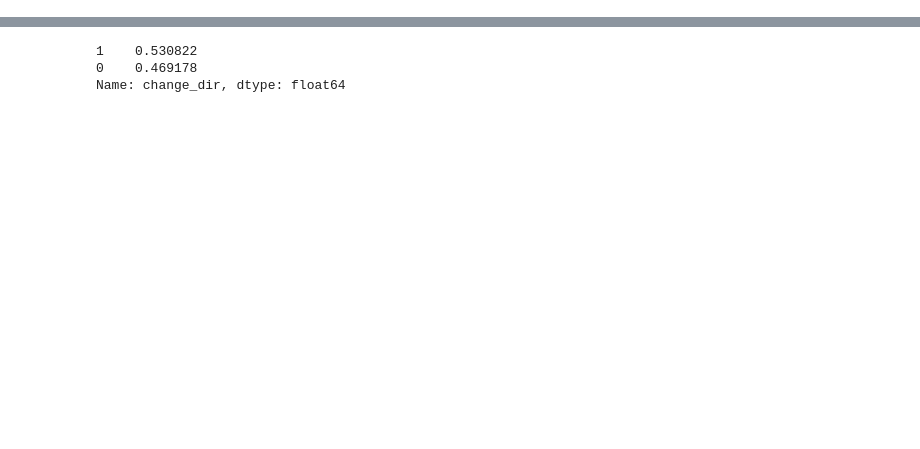
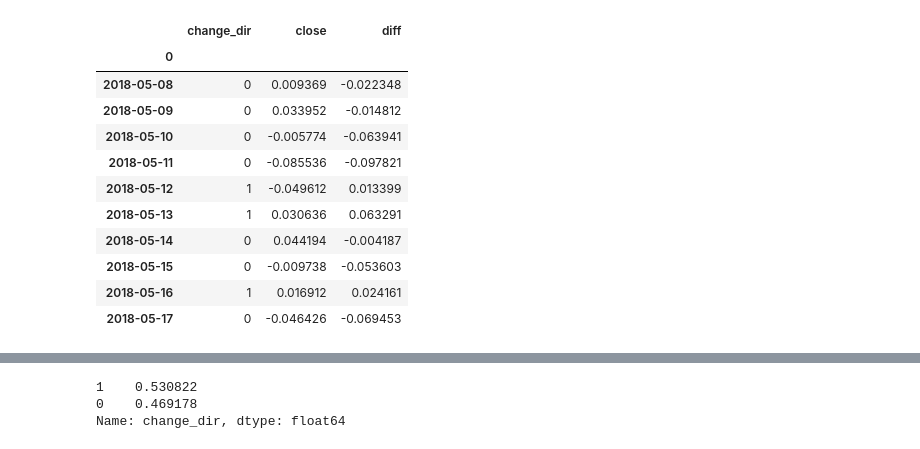
Before and after one commit to aysenurk/multi_task_price_change_prediction, a Jupyter notebook: notebooks/02_fc_data_preparation.ipynb, the cells around one changed output, grey strips where cells are left out. Cells and saved outputs as stored; diff of their text form; code cells hidden in the pictures; blank space fills up the shorter version.

```diff
--- a/notebooks/02_fc_data_preparation.ipynb
+++ b/notebooks/02_fc_data_preparation.ipynb
@@ -123 +613,16 @@ X, y, features, dfs = get_data(currency_list= CURRENCY_LST,
+# %%
+dfs['XRP'].head(10)
+# %% [output]
+|  | change_dir | close | diff |
+| 0 |  |  |  |
+| 2018-05-08 | 0 | 0.009369 | -0.022348 |
+| 2018-05-09 | 0 | 0.033952 | -0.014812 |
+| 2018-05-10 | 0 | -0.005774 | -0.063941 |
+| 2018-05-11 | 0 | -0.085536 | -0.097821 |
+| 2018-05-12 | 1 | -0.049612 | 0.013399 |
+| 2018-05-13 | 1 | 0.030636 | 0.063291 |
+| 2018-05-14 | 0 | 0.044194 | -0.004187 |
+| 2018-05-15 | 0 | -0.009738 | -0.053603 |
+| 2018-05-16 | 1 | 0.016912 | 0.024161 |
+| 2018-05-17 | 0 | -0.046426 | -0.069453 |
 # %%
```
Also changed, not shown: parts of 32 cells of this notebook.
